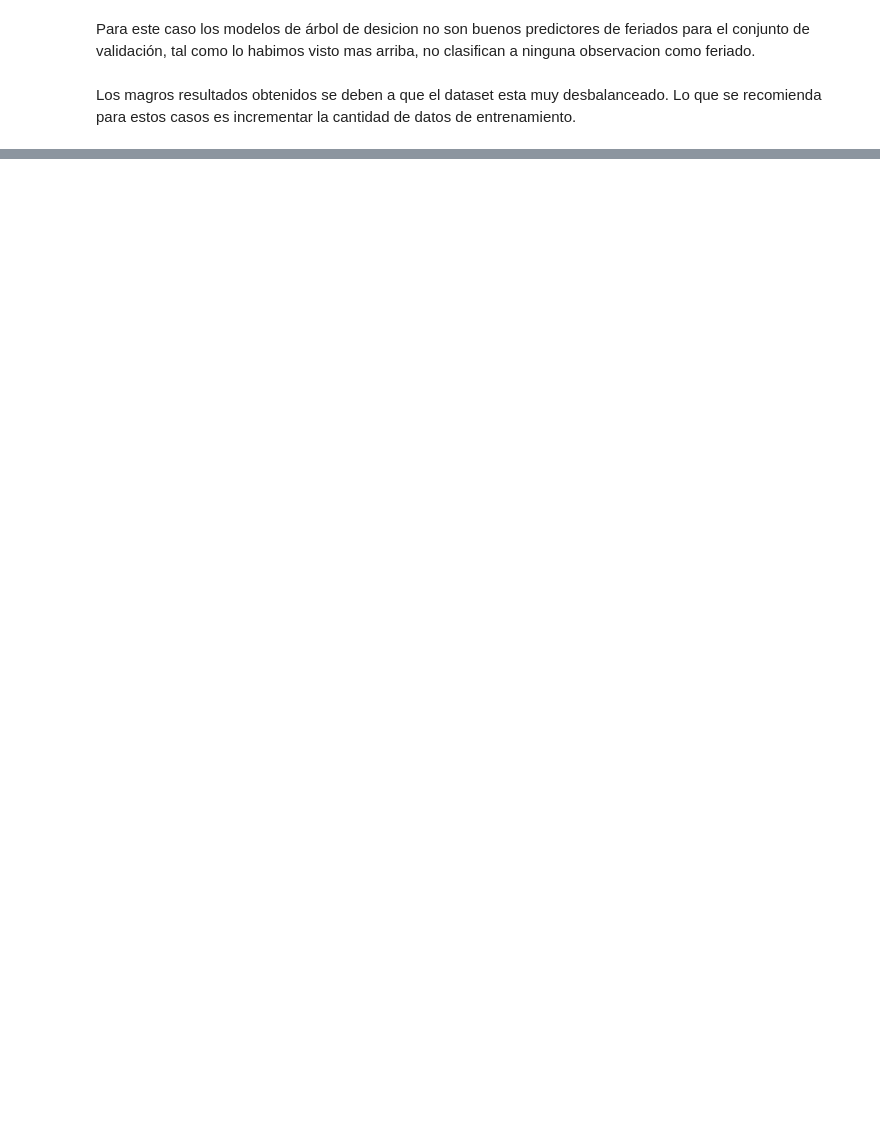
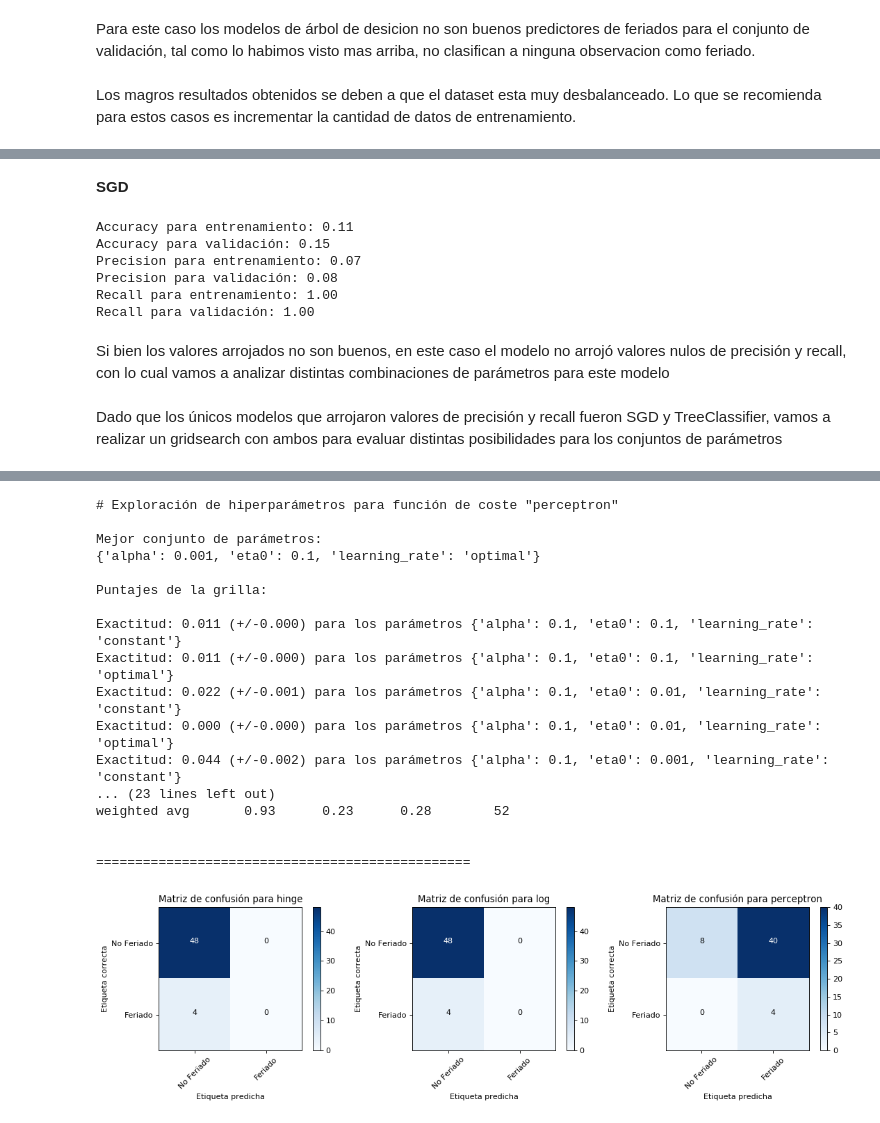
Before and after one commit to dbourdin/diplodatos-mentorias, a Jupyter notebook: AprendizajeAutomatico/retail_data_analytics.ipynb, the cells around one changed output, grey strips where cells are left out. Saved outputs shown, nothing was run; the diff lists cells and outputs as text; code cells hidden in the pictures; blank space fills up the shorter version.

```diff
--- a/AprendizajeAutomatico/retail_data_analytics.ipynb
+++ b/AprendizajeAutomatico/retail_data_analytics.ipynb
@@ -526,0 +635,61 @@ Los magros resultados obtenidos se deben a que el dataset esta muy desbalanceado
+# %% [markdown]
+**SGD**
+# %%
+model = SGDClassifier()
+model.fit(X_train_feature, y_train)
+
+print('Accuracy para entrenamiento: %.2f' %  accuracy_score(y_train, model.predict(X_train_feature)))
+print('Accuracy para validación: %.2f' % accuracy_score(y_test, model.predict(X_test_feature)))
+
+print('Precision para entrenamiento: %.2f' %  precision_score(y_train, model.predict(X_train_feature)))
+print('Precision para validación: %.2f' % precision_score(y_test, model.predict(X_test_feature)))
+
+print('Recall para entrenamiento: %.2f' %  recall_score(y_train, model.predict(X_train_feature)))
+print('Recall para validación: %.2f' % recall_score(y_test, model.predict(X_test_feature)))
+# %% [output]
+Accuracy para entrenamiento: 0.11
+Accuracy para validación: 0.15
+Precision para entrenamiento: 0.07
+Precision para validación: 0.08
+Recall para entrenamiento: 1.00
+Recall para validación: 1.00
+# %% [markdown]
+Si bien los valores arrojados no son buenos, en este caso el modelo no arrojó valores nulos de precisión y recall, con lo cual vamos a analizar distintas combinaciones de parámetros para este modelo
+# %% [markdown]
+Dado que los únicos modelos que arrojaron valores de precisión y recall fueron SGD y TreeClassifier, vamos a realizar un gridsearch con ambos para evaluar distintas posibilidades para los conjuntos de parámetros
+# %%
+plt.figure(figsize=(14, 4), dpi= 80, facecolor='w', edgecolor='k')
+
+for idx, loss in enumerate(('hinge', 'log', 'perceptron'), start=1):
+    exploring_params = {
+        'learning_rate': ['constant', 'optimal'],
+        'eta0': [0.1, 0.01, 0.001],  # Tasa de entrenamiento
+        'alpha': [0.1, 0.01, 0.001]  # Tasa de regularización
+    }
+    m = SGDClassifier(loss=loss, tol=1e-3)
+    model = GridSearchCV(m, exploring_params, cv=5, scoring='precision')
+    model.fit(X_train_feature, y_train)
+
+    print("# Exploración de hiperparámetros para función de coste \"%s\"" % loss, end="\n\n")
+
+    print("Mejor conjunto de parámetros:")
+    print(model.best_params_, end="\n\n")
+
+    print("Puntajes de la grilla:", end="\n\n")
+    means = model.cv_results_['mean_test_score']
+    stds = model.cv_results_['std_test_score']
+    for mean, std, params in zip(means, stds, model.cv_results_['params']):
+        print("Exactitud: %0.3f (+/-%0.03f) para los parámetros %r" % (mean, std ** 2, params))
+    print()
+
+    print("Reporte de clasificación para el mejor clasificador (sobre conjunto de evaluación):", end="\n\n")
+    y_true, y_pred = y_test, model.predict(X_test_feature)
+    print(classification_report(y_true, y_pred), end="\n\n")
+
+    print("================================================", end="\n\n")
+
+    plt.subplot(1, 3, idx)
+    plot_confusion_matrix(confusion_matrix(y_true, y_pred),
+                          classes=['No Feriado', 'Feriado'],
+                          title="Matriz de confusión para %s" % loss)
+# %% [output]
@@ -526,0 +730,18 @@ Los magros resultados obtenidos se deben a que el dataset esta muy desbalanceado
+# Exploración de hiperparámetros para función de coste "perceptron"
+
+Mejor conjunto de parámetros:
+{'alpha': 0.001, 'eta0': 0.1, 'learning_rate': 'optimal'}
+
+Puntajes de la grilla:
+
+Exactitud: 0.011 (+/-0.000) para los parámetros {'alpha': 0.1, 'eta0': 0.1, 'learning_rate': 'constant'}
+Exactitud: 0.011 (+/-0.000) para los parámetros {'alpha': 0.1, 'eta0': 0.1, 'learning_rate': 'optimal'}
+Exactitud: 0.022 (+/-0.001) para los parámetros {'alpha': 0.1, 'eta0': 0.01, 'learning_rate': 'constant'}
+Exactitud: 0.000 (+/-0.000) para los parámetros {'alpha': 0.1, 'eta0': 0.01, 'learning_rate': 'optimal'}
+Exactitud: 0.044 (+/-0.002) para los parámetros {'alpha': 0.1, 'eta0': 0.001, 'learning_rate': 'constant'}
+... (23 lines left out)
+weighted avg       0.93      0.23      0.28        52
+
+
+================================================
+[figure, added]
```
Also changed, not shown: parts of 33 cells of this notebook.
